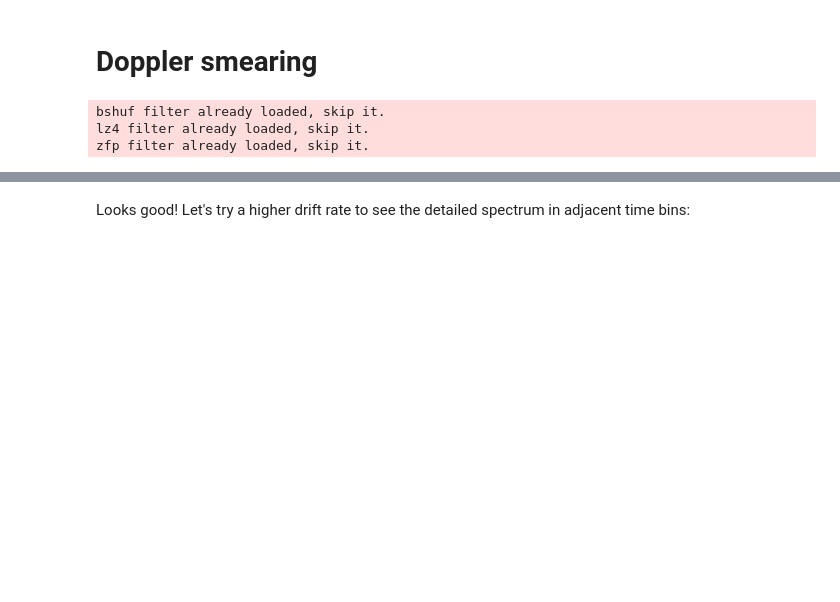
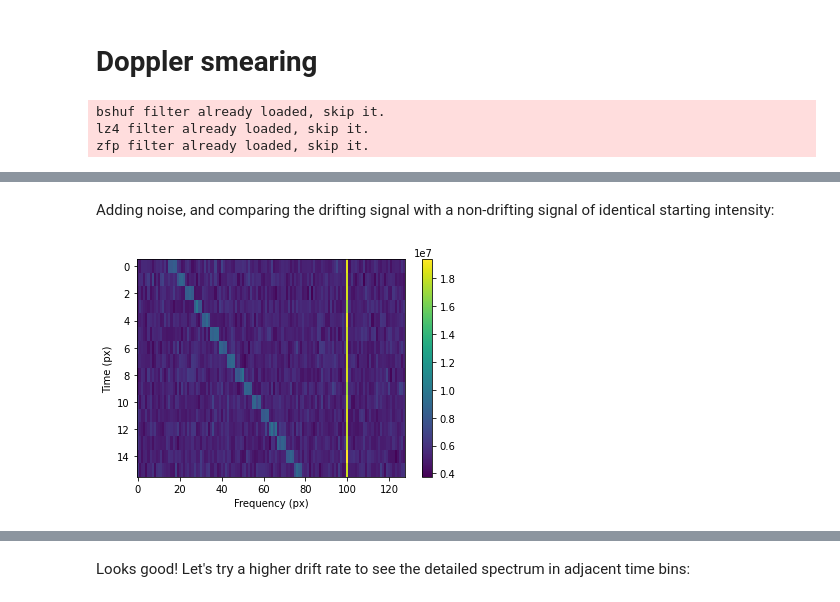
Before and after one commit to bbrzycki/setigen, a Jupyter notebook: jupyter-notebooks/spectrogram/doppler_smearing.ipynb, the cells around one changed output, grey strips where cells are left out. Cells and saved outputs as stored; diff of their text form; code cells hidden in the pictures; blank space fills up the shorter version.

```diff
--- a/jupyter-notebooks/spectrogram/doppler_smearing.ipynb
+++ b/jupyter-notebooks/spectrogram/doppler_smearing.ipynb
@@ -22,0 +55,23 @@ To see this effect for "real", you can use `setigen.voltage` to simulate a drift
+# %% [markdown]
+Adding noise, and comparing the drifting signal with a non-drifting signal of identical starting intensity:
+# %%
+drift_factor = 4
+snr = 100
+
+fr = stg.Frame(shape=(16, 128))
+drift_rate = drift_factor * fr.unit_drift_rate
+fr.add_noise_from_obs()
+fr.add_constant_signal(f_start=fr.get_frequency(16),
+                       drift_rate=drift_rate,
+                       level=fr.get_intensity(snr=snr) / drift_factor,
+                       width=fr.df * drift_factor,
+                       f_profile_type='box')
+fr.add_constant_signal(f_start=fr.get_frequency(100),
+                       drift_rate=0,
+                       level=fr.get_intensity(snr=snr),
+                       width=fr.df,
+                       f_profile_type='box')
+fr.plot()
+plt.show()
+# %% [output]
+[figure, added]
```
Also changed, not shown: parts of 16 cells of this notebook, 2 other files.
